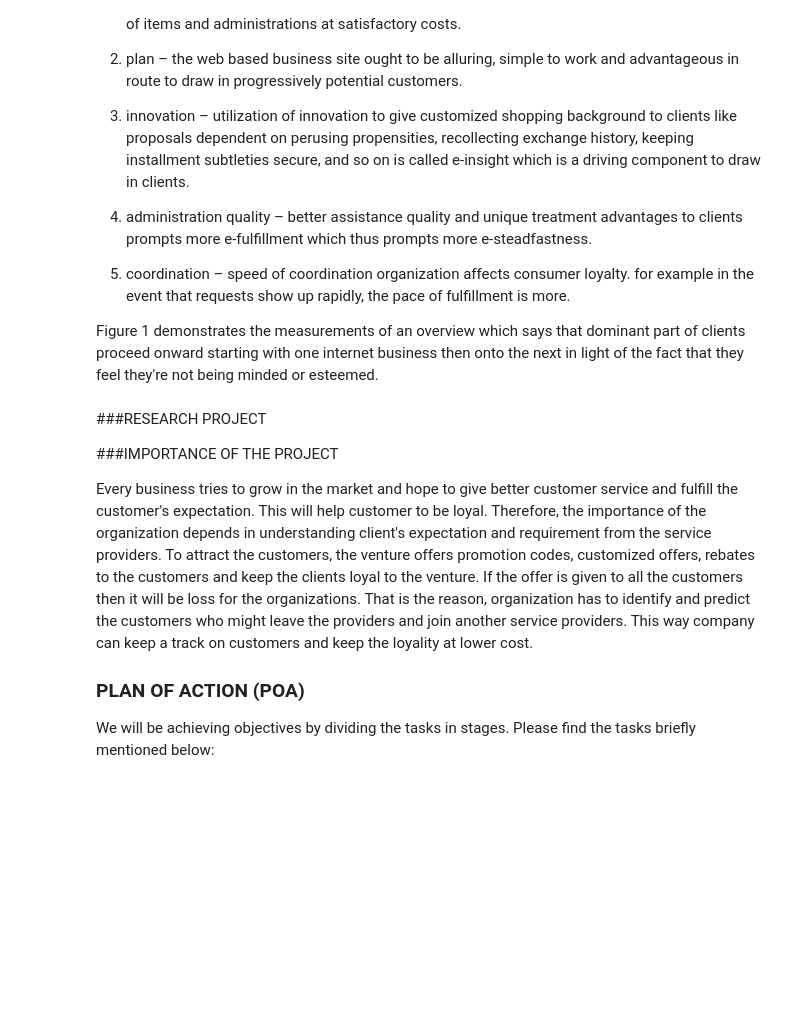
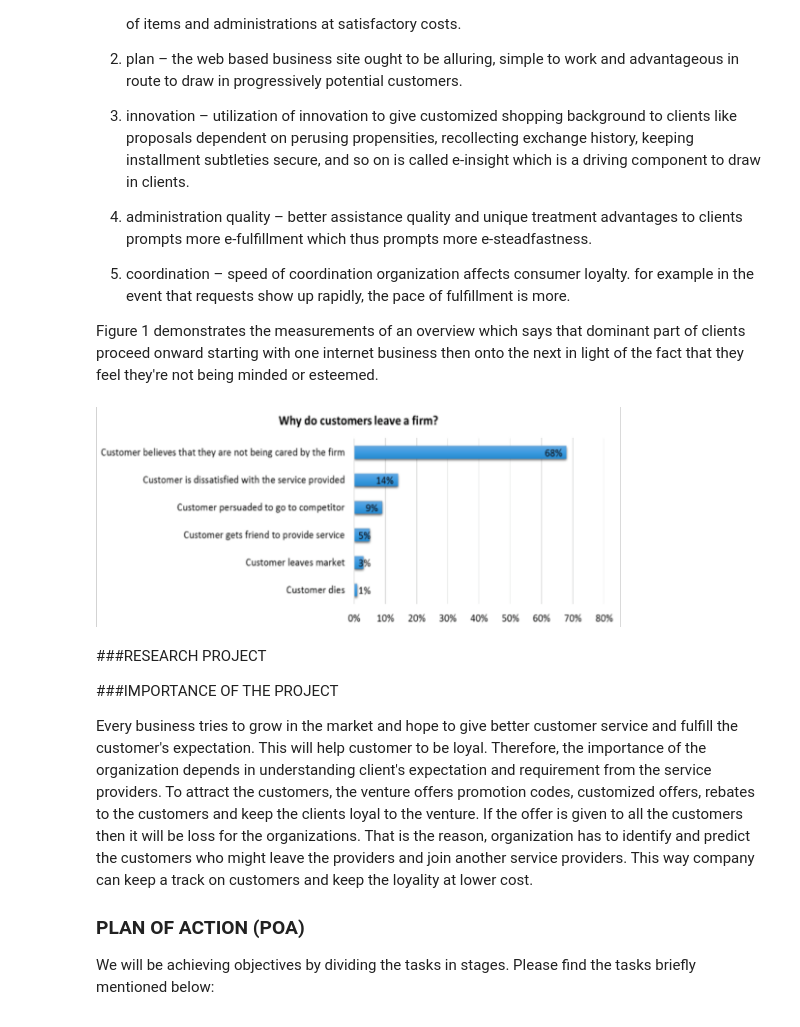
Before and after one commit to snrangoonwala/UTS_ML_ID12983300, a Jupyter notebook: UTS_ML2019_A3.ipynb, the cells around one changed output. Drawn from its saved outputs; the diff is of its cells as text; code cells hidden in the pictures; blank space fills up the shorter version.

```diff
--- a/UTS_ML2019_A3.ipynb
+++ b/UTS_ML2019_A3.ipynb
@@ -67,6 +67,12 @@ There are multiple factors that influences customers which are listed as below:
 5. coordination – speed of coordination organization affects consumer loyalty. for example in the event that requests show up rapidly, the pace of fulfillment is more.
 
 Figure 1 demonstrates the measurements of an overview which says that dominant part of clients proceed onward starting with one internet business then onto the next in light of the fact that they feel they're not being minded or esteemed.
+# %%
+from google.colab import files
+from IPython.display import Image
+display(Image('/content/customer leave churn.png', width =525))
+# %% [output]
+[figure, added]
 # %% [markdown]
 ###RESEARCH PROJECT
 
```
Also changed, not shown: parts of 2 cells of this notebook.
